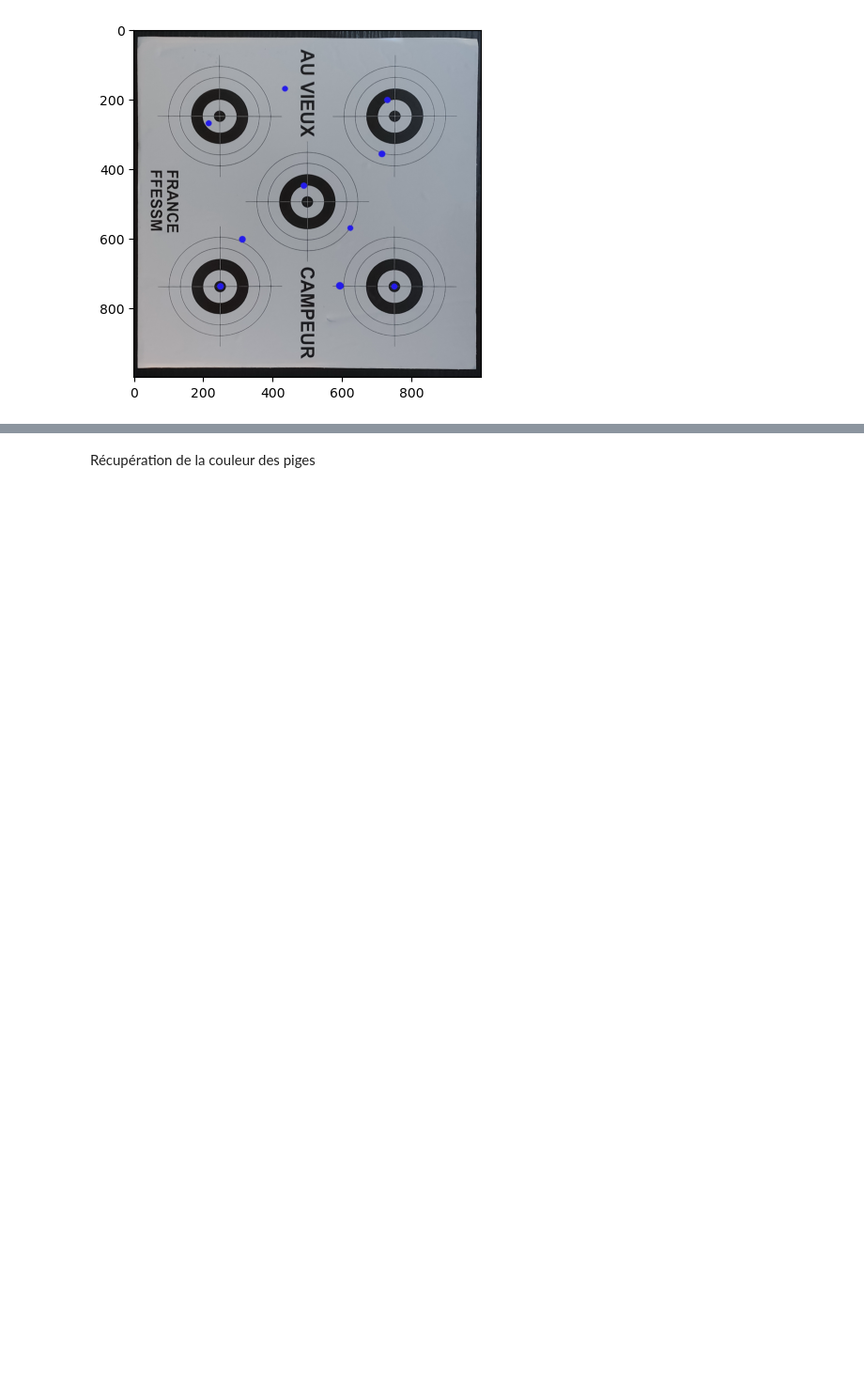
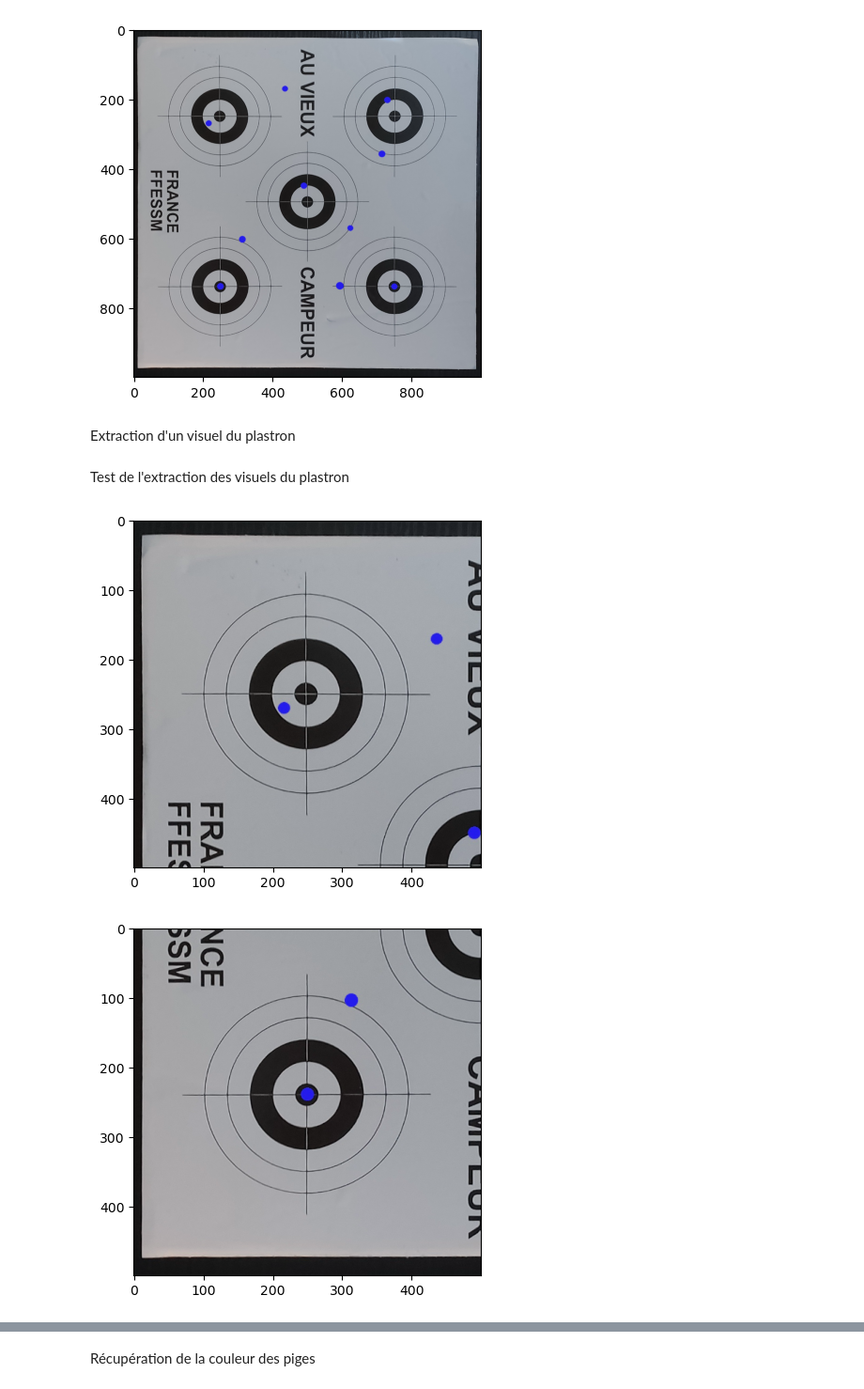
Before and after one commit to subvision-soft/documentation, a Jupyter notebook: algorithm-demo.ipynb, the cells around one changed output, grey strips where cells are left out. Shown at 94% size. Cells and saved outputs as stored; diff of their text form; code cells hidden in the pictures; blank space fills up the shorter version.

```diff
--- a/algorithm-demo.ipynb
+++ b/algorithm-demo.ipynb
@@ -52,7 +23,0 @@ Test de l'extraction des visuels
-# %%
-image = cv.imread('images/cropped_sheet.jpg')
-zones = [Zone.TOP_LEFT, Zone.TOP_RIGHT, Zone.CENTER, Zone.BOTTOM_LEFT, Zone.BOTTOM_RIGHT]
-for zone in zones:
-    sheet_mat = get_target_picture(image, zone)
-    plt.imshow(sheet_mat)
-    plt.show()
@@ -198,3 +157,5 @@ plt.imshow(sheet_mat)
 plt.show()
 # %% [output]
 [figure]
+# %% [markdown]
+Extraction d'un visuel du plastron
@@ -200,0 +186,11 @@ plt.show()
+# %% [markdown]
+Test de l'extraction des visuels du plastron
+# %%
+zones = [Zone.TOP_LEFT, Zone.TOP_RIGHT, Zone.CENTER, Zone.BOTTOM_LEFT, Zone.BOTTOM_RIGHT]
+for zone in zones:
+    target_mat = get_target_picture(sheet_mat, zone)
+    plt.imshow(target_mat)
+    plt.show()
+# %% [output]
+[figure, new version]
+[figure, new version]
```
Also changed, not shown: parts of 14 cells of this notebook.
